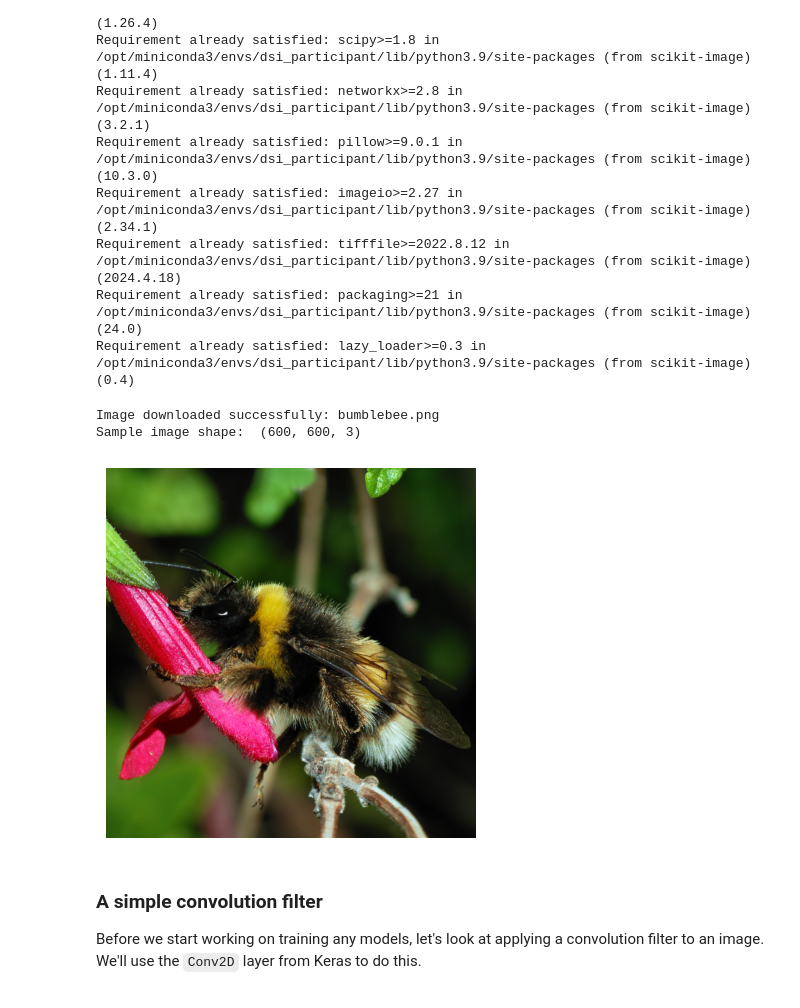
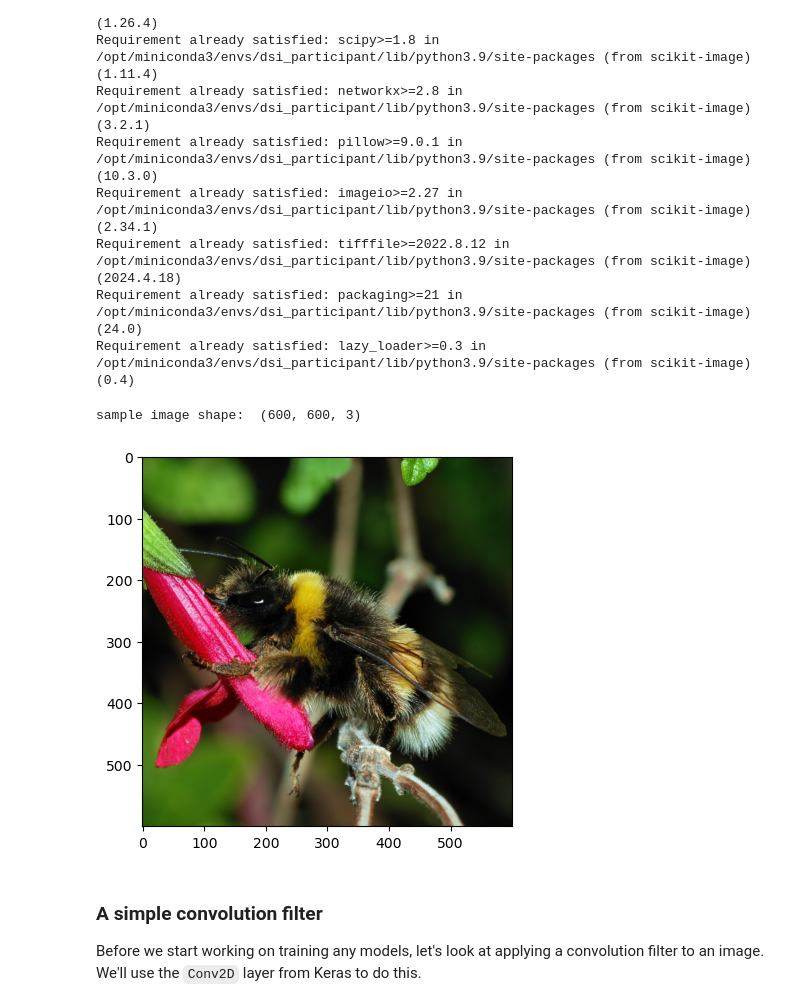
Before and after one commit to verplo2136/deep_learning, a Jupyter notebook: 01_materials/labs/lab_4.ipynb, the cells around one changed output. Drawn from its saved outputs; the diff is of its cells as text; code cells hidden in the pictures.

```diff
--- a/01_materials/labs/lab_4.ipynb
+++ b/01_materials/labs/lab_4.ipynb
@@ -46,21 +44,14 @@ def download_image(image_name):
-# %%
-download_image("bumblebee.png")
-
-if os.path.exists("bumblebee.png") and os.path.getsize("bumblebee.png") > 0:
-    with Image.open("bumblebee.png") as img:
-        sample_image = np.array(img).astype("float32")
-        size = sample_image.shape
-        print("Sample image shape: ", size)
-
-        plt.imshow(sample_image.astype('uint8'))
-        plt.axis('off')
-        plt.show()
-else:
-    print("Image file is missing or empty.")
-# %% [output]
-Image downloaded successfully: bumblebee.png
-Sample image shape:  (600, 600, 3)
-[figure, removed]
+# %%
+sample_image = imread("./images/bumblebee.png")
+sample_image= sample_image.astype("float32")
+
+size = sample_image.shape
+print("sample image shape: ", sample_image.shape)
+
+plt.imshow(sample_image.astype('uint8'));
+# %% [output]
+sample image shape:  (600, 600, 3)
+[figure, added]
 # %% [markdown]
 ### A simple convolution filter
 
```
Also changed, not shown: parts of 9 cells of this notebook.
